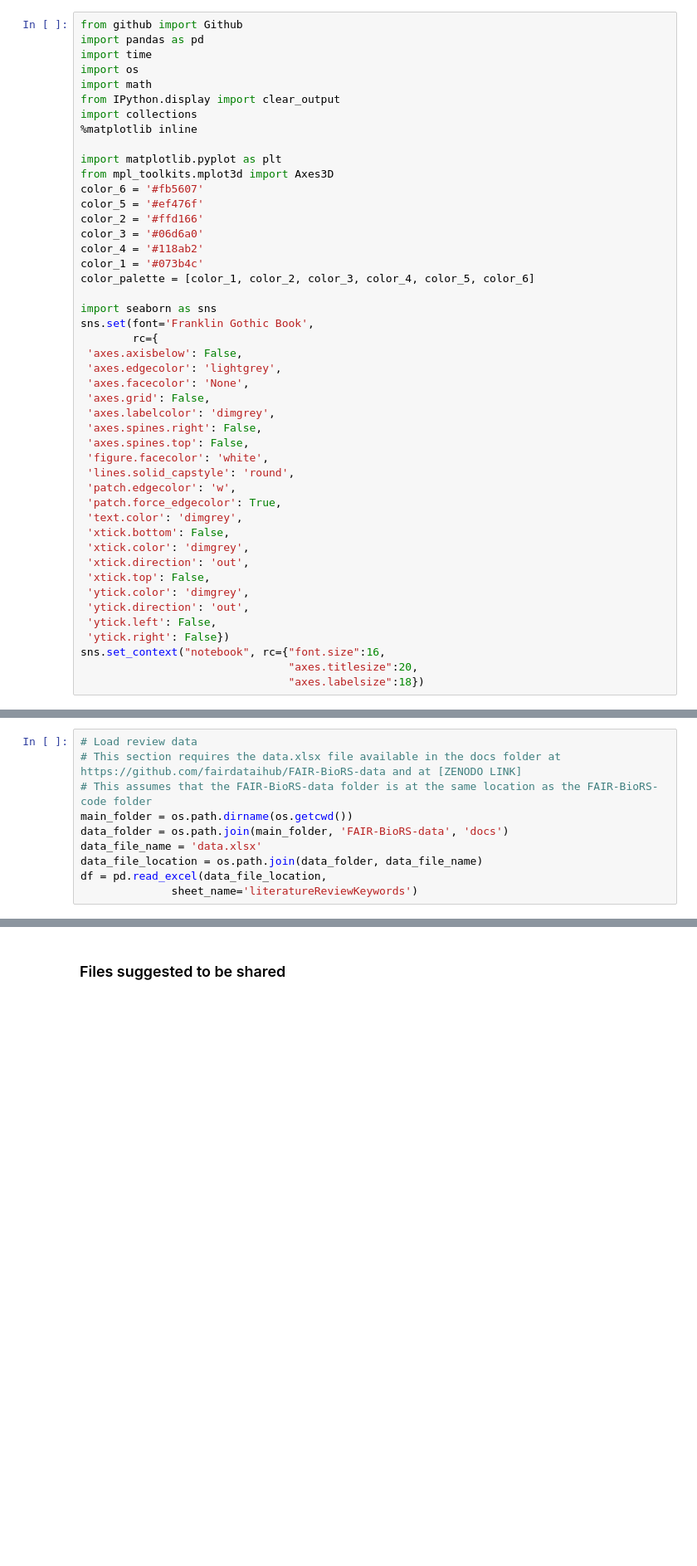
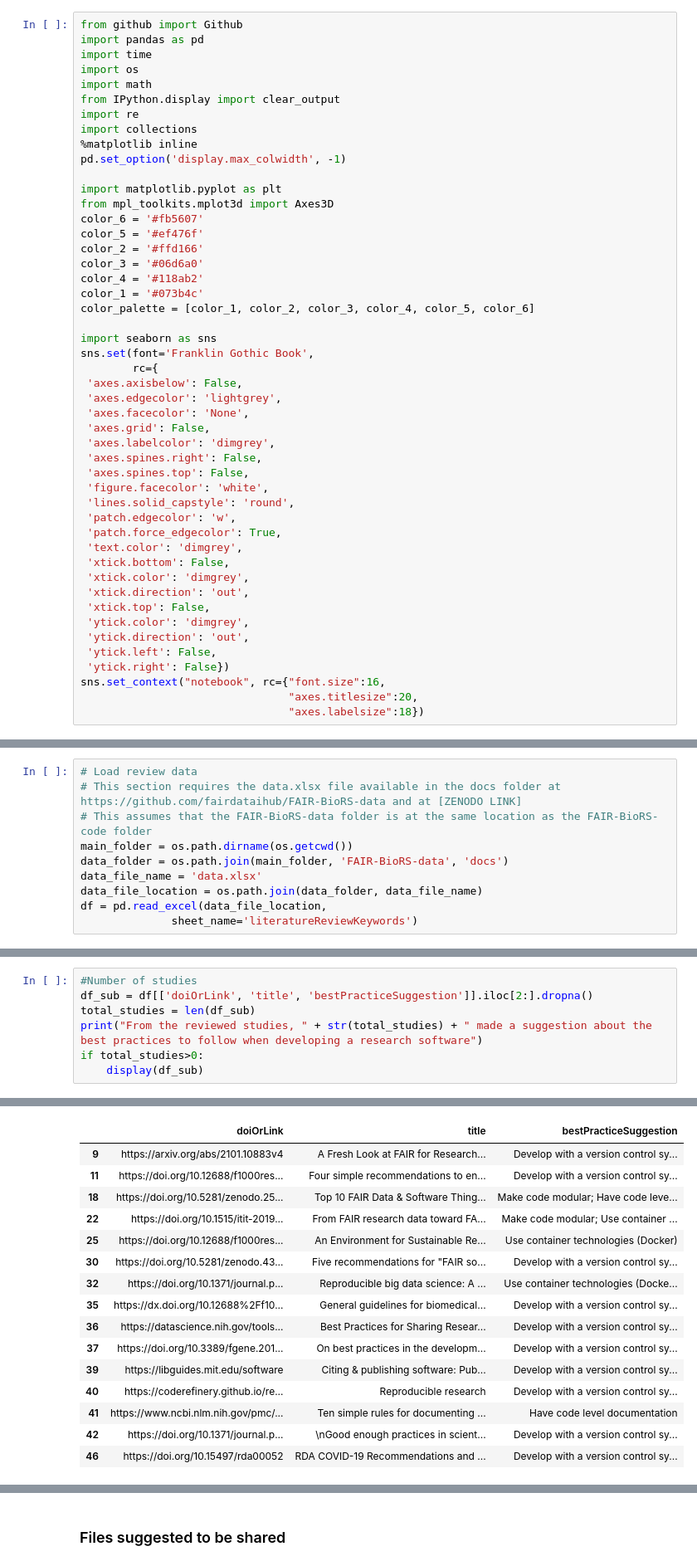
Before and after one commit to FAIR-BioRS/Code, a Jupyter notebook: main.ipynb, the cells around one changed output, grey strips where cells are left out. Shown at 83% size. Cells and saved outputs as stored; diff of their text form; blank space fills up the shorter version.

```diff
--- a/main.ipynb
+++ b/main.ipynb
@@ -9,8 +9,10 @@ import time
 import os
 import math
 from IPython.display import clear_output
+import re
 import collections
 %matplotlib inline
+pd.set_option('display.max_colwidth', -1)
 
 import matplotlib.pyplot as plt
 from mpl_toolkits.mplot3d import Axes3D
@@ -164,0 +190,8 @@ df = pd.read_excel(data_file_location,
+# %%
+#Number of studies
+df_sub = df[['doiOrLink', 'title', 'bestPracticeSuggestion']].iloc[2:].dropna()
+total_studies = len(df_sub)
+print("From the reviewed studies, " + str(total_studies) + " made a suggestion about the best practices to follow when developing a research software")
+if total_studies>0:
+    display(df_sub)
+# %% [output]
@@ -164,0 +199,16 @@ df = pd.read_excel(data_file_location,
+|  | doiOrLink | title | bestPracticeSuggestion |
+| 9 | https://arxiv.org/abs/2101.10883v4 | A Fresh Look at FAIR for Research... | Develop with a version control sy... |
+| 11 | https://doi.org/10.12688/f1000res... | Four simple recommendations to en... | Develop with a version control sy... |
+| 18 | https://doi.org/10.5281/zenodo.25... | Top 10 FAIR Data & Software Thing... | Make code modular; Have code leve... |
+| 22 | https://doi.org/10.1515/itit-2019... | From FAIR research data toward FA... | Make code modular; Use container ... |
+| 25 | https://doi.org/10.12688/f1000res... | An Environment for Sustainable Re... | Use container technologies (Docker) |
+| 30 | https://doi.org/10.5281/zenodo.43... | Five recommendations for "FAIR so... | Develop with a version control sy... |
+| 32 | https://doi.org/10.1371/journal.p... | Reproducible big data science: A ... | Use container technologies (Docke... |
+| 35 | https://dx.doi.org/10.12688%2Ff10... | General guidelines for biomedical... | Develop with a version control sy... |
+| 36 | https://datascience.nih.gov/tools... | Best Practices for Sharing Resear... | Develop with a version control sy... |
+| 37 | https://doi.org/10.3389/fgene.201... | On best practices in the developm... | Develop with a version control sy... |
+| 39 | https://libguides.mit.edu/software | Citing & publishing software: Pub... | Develop with a version control sy... |
+| 40 | https://coderefinery.github.io/re... | Reproducible research | Develop with a version control sy... |
+| 41 | https://www.ncbi.nlm.nih.gov/pmc/... | Ten simple rules for documenting ... | Have code level documentation |
+| 42 | https://doi.org/10.1371/journal.p... | \nGood enough practices in scient... | Develop with a version control sy... |
+| 46 | https://doi.org/10.15497/rda00052 | RDA COVID-19 Recommendations and ... | Develop with a version control sy... |
```
Also changed, not shown: parts of 18 cells of this notebook, 3 other files.
